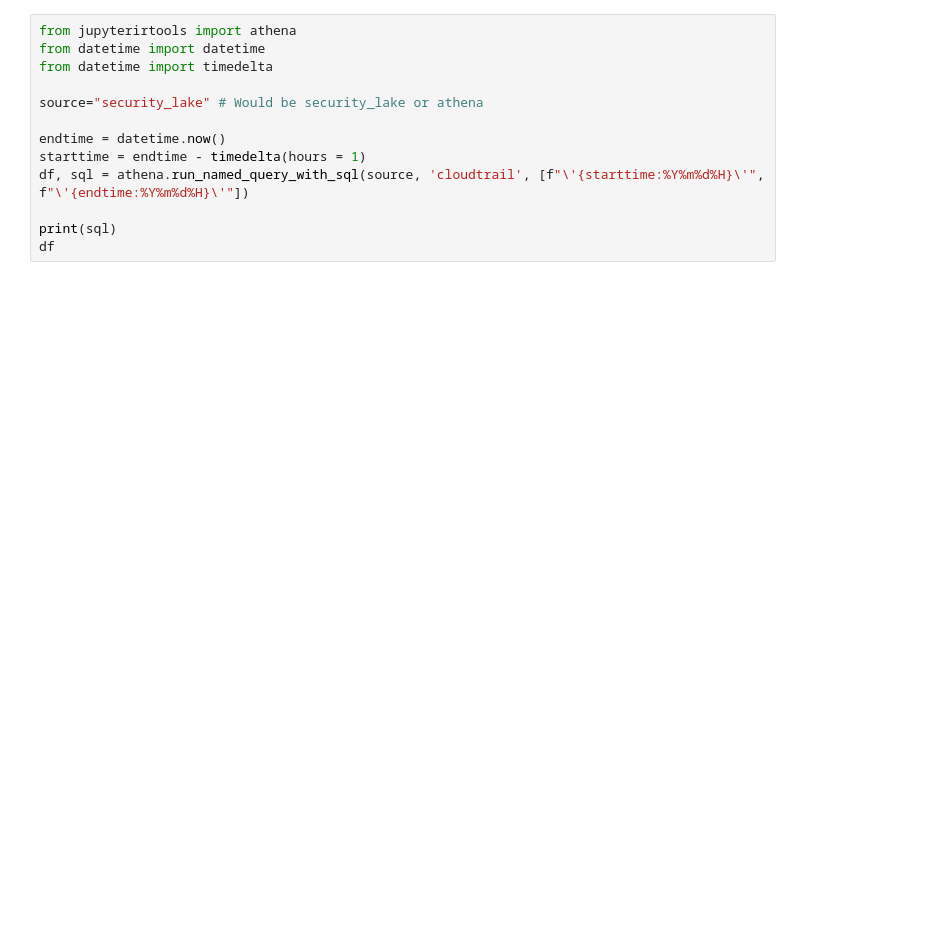
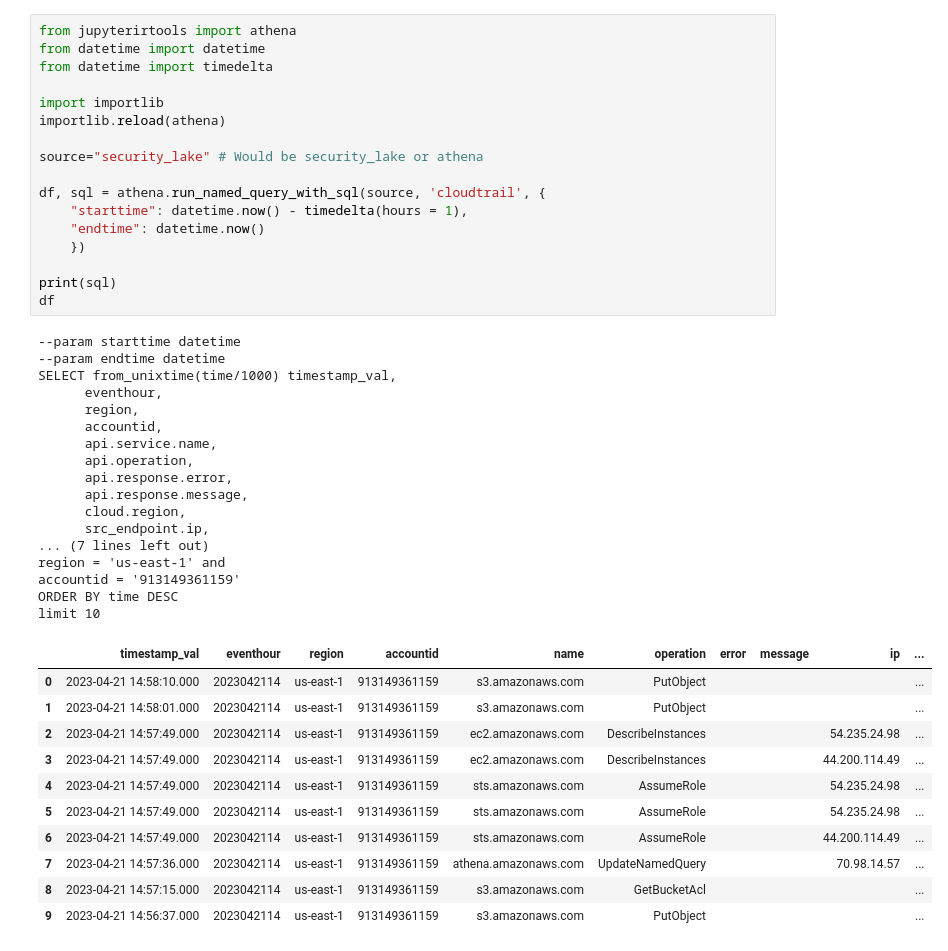
Before and after one commit to mikejgillespie/aws-incident-response-playbooks, a Jupyter notebook: jupyter/runbooks/Test-Athena.ipynb, the cells around one changed output. Saved outputs shown, nothing was run; the diff lists cells and outputs as text; blank space fills up the shorter version.

Commit message:
Improved Athena parameterization

```diff
--- a/jupyter/runbooks/Test-Athena.ipynb
+++ b/jupyter/runbooks/Test-Athena.ipynb
@@ -7,16 +17,49 @@ sso.login("Jupyter-IR-AdministratorAccess", account_id)
 # %%
 from jupyterirtools import athena
 from datetime import datetime
 from datetime import timedelta
 
+import importlib
+importlib.reload(athena)
+
 source="security_lake" # Would be security_lake or athena
 
-endtime = datetime.now()
-starttime = endtime - timedelta(hours = 1)
-df, sql = athena.run_named_query_with_sql(source, 'cloudtrail', [f"\'{starttime:%Y%m%d%H}\'", f"\'{endtime:%Y%m%d%H}\'"])
+df, sql = athena.run_named_query_with_sql(source, 'cloudtrail', {
+    "starttime": datetime.now() - timedelta(hours = 1),
+    "endtime": datetime.now()
+    })
 
 print(sql)
 df
+# %% [output]
+--param starttime datetime
+--param endtime datetime
+SELECT from_unixtime(time/1000) timestamp_val,
+      eventhour,
+      region,
+      accountid,
+      api.service.name,
+      api.operation,
+      api.response.error,
+      api.response.message,
+      cloud.region,
+      src_endpoint.ip,
+... (7 lines left out)
+region = 'us-east-1' and
+accountid = '913149361159'
+ORDER BY time DESC
+limit 10
+|  | timestamp_val | eventhour | region | accountid | name | operation | error | message | ip | ... |
+| 0 | 2023-04-21 14:58:10.000 | 2023042114 | us-east-1 | 913149361159 | s3.amazonaws.com | PutObject |  |  |  | ... |
+| 1 | 2023-04-21 14:58:01.000 | 2023042114 | us-east-1 | 913149361159 | s3.amazonaws.com | PutObject |  |  |  | ... |
+| 2 | 2023-04-21 14:57:49.000 | 2023042114 | us-east-1 | 913149361159 | ec2.amazonaws.com | DescribeInstances |  |  | 54.235.24.98 | ... |
+| 3 | 2023-04-21 14:57:49.000 | 2023042114 | us-east-1 | 913149361159 | ec2.amazonaws.com | DescribeInstances |  |  | 44.200.114.49 | ... |
+| 4 | 2023-04-21 14:57:49.000 | 2023042114 | us-east-1 | 913149361159 | sts.amazonaws.com | AssumeRole |  |  | 54.235.24.98 | ... |
+| 5 | 2023-04-21 14:57:49.000 | 2023042114 | us-east-1 | 913149361159 | sts.amazonaws.com | AssumeRole |  |  | 54.235.24.98 | ... |
+| 6 | 2023-04-21 14:57:49.000 | 2023042114 | us-east-1 | 913149361159 | sts.amazonaws.com | AssumeRole |  |  | 44.200.114.49 | ... |
+| 7 | 2023-04-21 14:57:36.000 | 2023042114 | us-east-1 | 913149361159 | athena.amazonaws.com | UpdateNamedQuery |  |  | 70.98.14.57 | ... |
+| 8 | 2023-04-21 14:57:15.000 | 2023042114 | us-east-1 | 913149361159 | s3.amazonaws.com | GetBucketAcl |  |  |  | ... |
+| 9 | 2023-04-21 14:56:37.000 | 2023042114 | us-east-1 | 913149361159 | s3.amazonaws.com | PutObject |  |  |  | ... |
 # %%
 df = athena.run_named_query(source, 'cloudtrail2')
 
```
Also changed, not shown: parts of 4 cells of this notebook, 5 other files.
